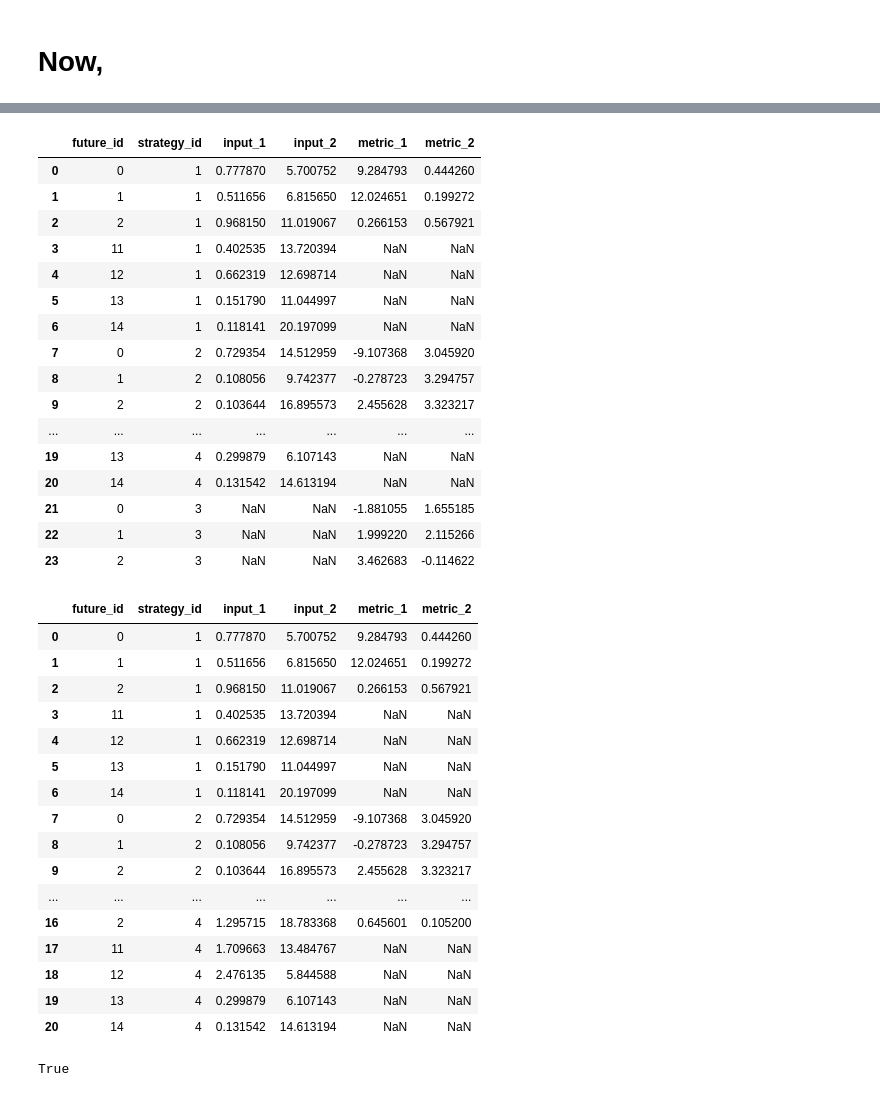
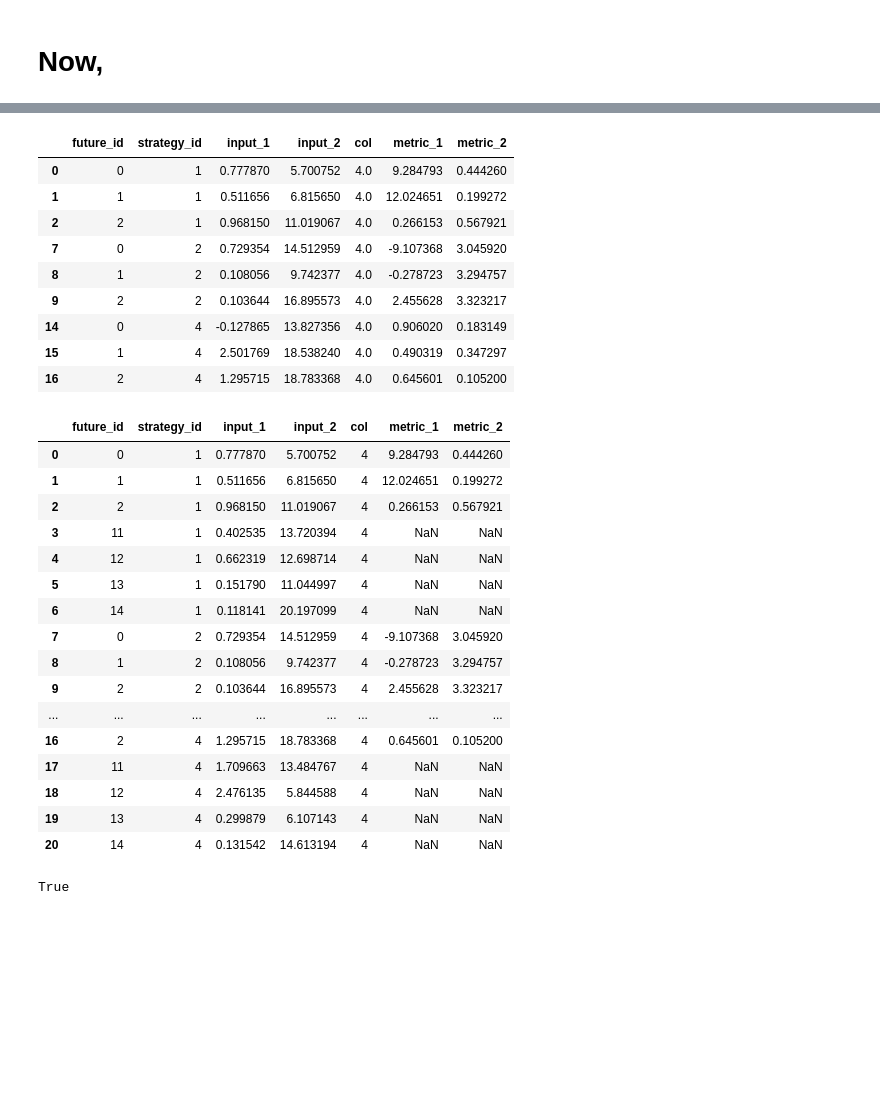
Before and after one commit to jcsyme/dmdu_scalable_computing_2023, a Jupyter notebook: workbooks/class_1_start.ipynb, the cells around one changed output, grey strips where cells are left out. Drawn from its saved outputs; the diff is of its cells as text; code cells hidden in the pictures; blank space fills up the shorter version.

```diff
--- a/workbooks/class_1_start.ipynb
+++ b/workbooks/class_1_start.ipynb
@@ -185,8 +199,8 @@ for i in range(10):
      - more generalizable, easier to change things, helps more systematically describe what's going on
 # %%
 # set some shared variables
-field_key_future = field_key_future
-field_key_strategy = field_key_strategy
+field_key_future = "future_id"
+field_key_strategy = "strategy_id"
 
 fp_input_ex = os.path.join(dir_workbooks, "class_1_dataframes_example_input.csv")
 fp_output_ex = os.path.join(dir_workbooks, "class_1_dataframes_example_output.csv")
@@ -292,47 +365,46 @@ df_inner
 # %%
 # perform an outer join
 df_outer = pd.merge(df_input, df_output, how = "outer", on = [field_key_future, field_key_strategy])
+df_outer.dropna(inplace = True)
 df_outer
 # %% [output]
-|  | future_id | strategy_id | input_1 | input_2 | metric_1 | metric_2 |
-| 0 | 0 | 1 | 0.777870 | 5.700752 | 9.284793 | 0.444260 |
-| 1 | 1 | 1 | 0.511656 | 6.815650 | 12.024651 | 0.199272 |
-| 2 | 2 | 1 | 0.968150 | 11.019067 | 0.266153 | 0.567921 |
-| 3 | 11 | 1 | 0.402535 | 13.720394 | NaN | NaN |
-| 4 | 12 | 1 | 0.662319 | 12.698714 | NaN | NaN |
-| 5 | 13 | 1 | 0.151790 | 11.044997 | NaN | NaN |
-| 6 | 14 | 1 | 0.118141 | 20.197099 | NaN | NaN |
-| 7 | 0 | 2 | 0.729354 | 14.512959 | -9.107368 | 3.045920 |
-| 8 | 1 | 2 | 0.108056 | 9.742377 | -0.278723 | 3.294757 |
-| 9 | 2 | 2 | 0.103644 | 16.895573 | 2.455628 | 3.323217 |
-| ... | ... | ... | ... | ... | ... | ... |
-| 19 | 13 | 4 | 0.299879 | 6.107143 | NaN | NaN |
-| 20 | 14 | 4 | 0.131542 | 14.613194 | NaN | NaN |
-| 21 | 0 | 3 | NaN | NaN | -1.881055 | 1.655185 |
-| 22 | 1 | 3 | NaN | NaN | 1.999220 | 2.115266 |
-| 23 | 2 | 3 | NaN | NaN | 3.462683 | -0.114622 |
+|  | future_id | strategy_id | input_1 | input_2 | col | metric_1 | metric_2 |
+| 0 | 0 | 1 | 0.777870 | 5.700752 | 4.0 | 9.284793 | 0.444260 |
+| 1 | 1 | 1 | 0.511656 | 6.815650 | 4.0 | 12.024651 | 0.199272 |
+| 2 | 2 | 1 | 0.968150 | 11.019067 | 4.0 | 0.266153 | 0.567921 |
+| 7 | 0 | 2 | 0.729354 | 14.512959 | 4.0 | -9.107368 | 3.045920 |
+| 8 | 1 | 2 | 0.108056 | 9.742377 | 4.0 | -0.278723 | 3.294757 |
+| 9 | 2 | 2 | 0.103644 | 16.895573 | 4.0 | 2.455628 | 3.323217 |
+| 14 | 0 | 4 | -0.127865 | 13.827356 | 4.0 | 0.906020 | 0.183149 |
+| 15 | 1 | 4 | 2.501769 | 18.538240 | 4.0 | 0.490319 | 0.347297 |
+| 16 | 2 | 4 | 1.295715 | 18.783368 | 4.0 | 0.645601 | 0.105200 |
 # %%
 # perform an left join; not
-df_left = pd.merge(df_input, df_output, how = "left", on = [field_key_future, field_key_strategy])
+df_left = pd.merge(
+    df_input,
+    df_output,
+    how = "left",
+    on = [field_key_future, field_key_strategy]
+)
 df_left
 # %% [output]
-|  | future_id | strategy_id | input_1 | input_2 | metric_1 | metric_2 |
-| 0 | 0 | 1 | 0.777870 | 5.700752 | 9.284793 | 0.444260 |
-| 1 | 1 | 1 | 0.511656 | 6.815650 | 12.024651 | 0.199272 |
-| 2 | 2 | 1 | 0.968150 | 11.019067 | 0.266153 | 0.567921 |
-| 3 | 11 | 1 | 0.402535 | 13.720394 | NaN | NaN |
-| 4 | 12 | 1 | 0.662319 | 12.698714 | NaN | NaN |
-| 5 | 13 | 1 | 0.151790 | 11.044997 | NaN | NaN |
-| 6 | 14 | 1 | 0.118141 | 20.197099 | NaN | NaN |
-| 7 | 0 | 2 | 0.729354 | 14.512959 | -9.107368 | 3.045920 |
-| 8 | 1 | 2 | 0.108056 | 9.742377 | -0.278723 | 3.294757 |
-| 9 | 2 | 2 | 0.103644 | 16.895573 | 2.455628 | 3.323217 |
-| ... | ... | ... | ... | ... | ... | ... |
-| 16 | 2 | 4 | 1.295715 | 18.783368 | 0.645601 | 0.105200 |
-| 17 | 11 | 4 | 1.709663 | 13.484767 | NaN | NaN |
-| 18 | 12 | 4 | 2.476135 | 5.844588 | NaN | NaN |
-| 19 | 13 | 4 | 0.299879 | 6.107143 | NaN | NaN |
-| 20 | 14 | 4 | 0.131542 | 14.613194 | NaN | NaN |
+|  | future_id | strategy_id | input_1 | input_2 | col | metric_1 | metric_2 |
+| 0 | 0 | 1 | 0.777870 | 5.700752 | 4 | 9.284793 | 0.444260 |
+| 1 | 1 | 1 | 0.511656 | 6.815650 | 4 | 12.024651 | 0.199272 |
+| 2 | 2 | 1 | 0.968150 | 11.019067 | 4 | 0.266153 | 0.567921 |
+| 3 | 11 | 1 | 0.402535 | 13.720394 | 4 | NaN | NaN |
+| 4 | 12 | 1 | 0.662319 | 12.698714 | 4 | NaN | NaN |
+| 5 | 13 | 1 | 0.151790 | 11.044997 | 4 | NaN | NaN |
+| 6 | 14 | 1 | 0.118141 | 20.197099 | 4 | NaN | NaN |
+| 7 | 0 | 2 | 0.729354 | 14.512959 | 4 | -9.107368 | 3.045920 |
+| 8 | 1 | 2 | 0.108056 | 9.742377 | 4 | -0.278723 | 3.294757 |
+| 9 | 2 | 2 | 0.103644 | 16.895573 | 4 | 2.455628 | 3.323217 |
+| ... | ... | ... | ... | ... | ... | ... | ... |
+| 16 | 2 | 4 | 1.295715 | 18.783368 | 4 | 0.645601 | 0.105200 |
+| 17 | 11 | 4 | 1.709663 | 13.484767 | 4 | NaN | NaN |
+| 18 | 12 | 4 | 2.476135 | 5.844588 | 4 | NaN | NaN |
+| 19 | 13 | 4 | 0.299879 | 6.107143 | 4 | NaN | NaN |
+| 20 | 14 | 4 | 0.131542 | 14.613194 | 4 | NaN | NaN |
 # %%
 # for fun, confirm that the left join contains all values of future/strategy
 
```
Also changed, not shown: parts of 16 cells of this notebook.
